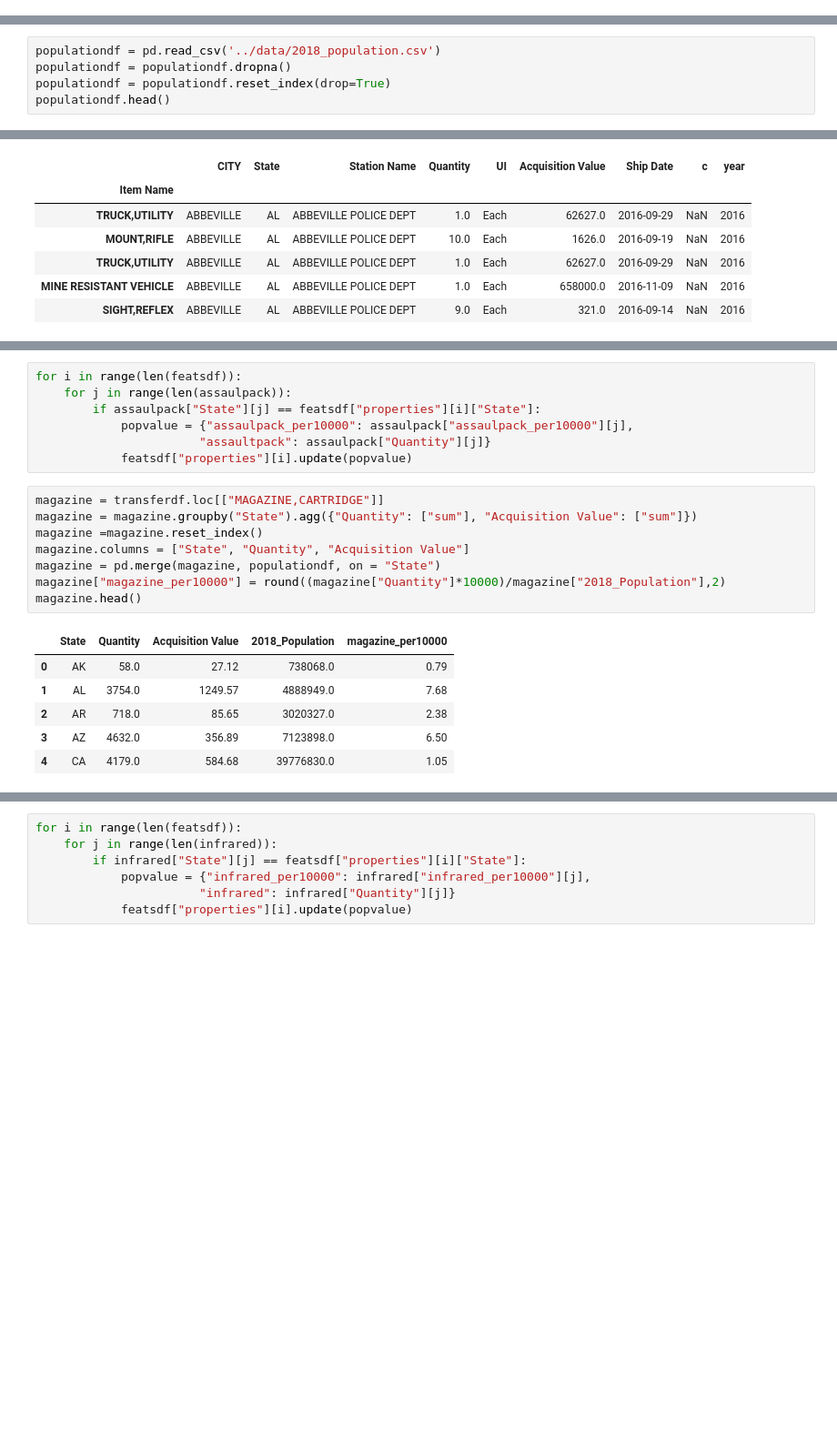
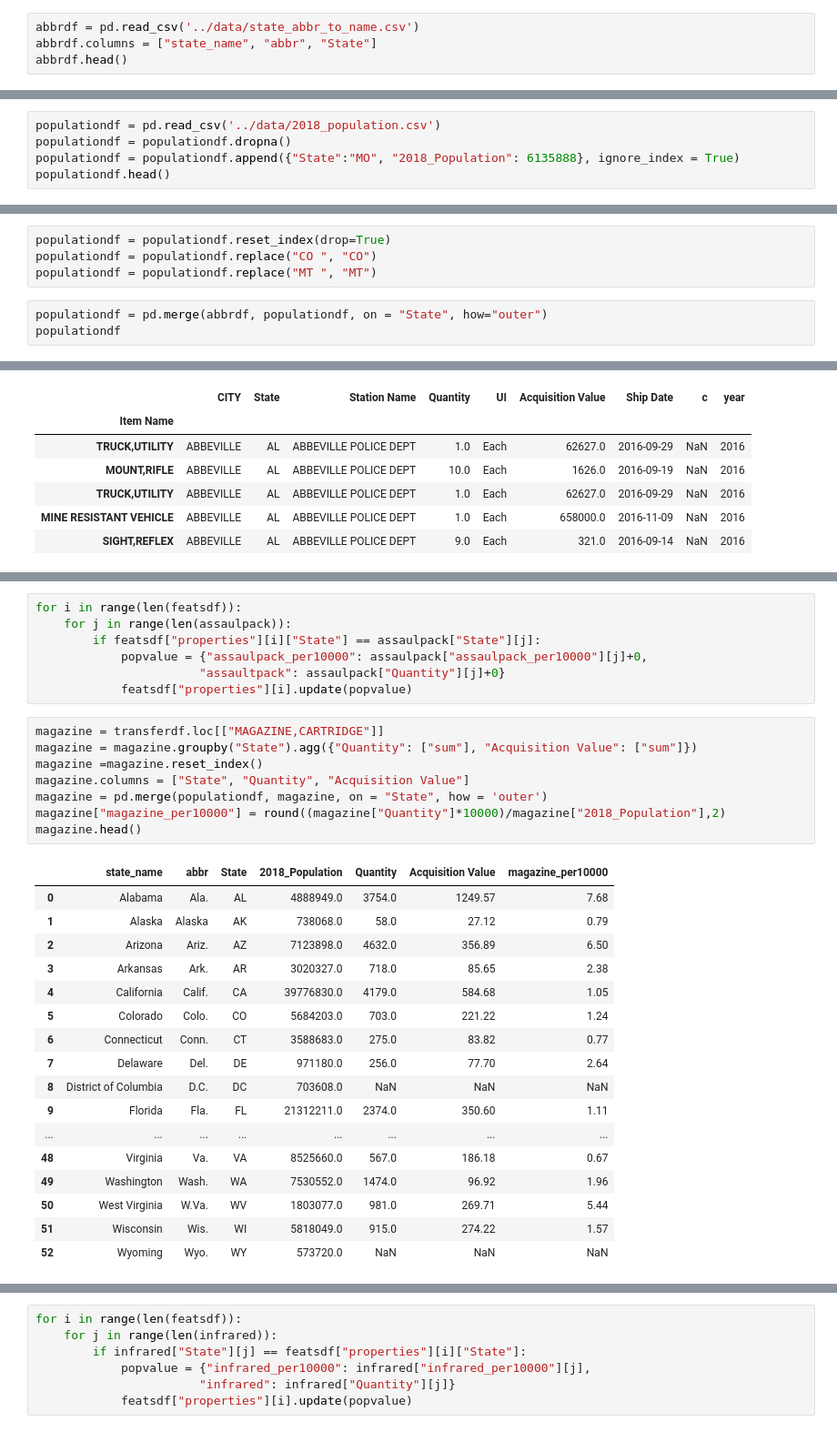
Before and after one commit to heyannag/Project_2_TLLDL, a Jupyter notebook: maps/converttogeojson.ipynb, the cells around one changed output, grey strips where cells are left out. Shown at 91% size. Cells and saved outputs as stored; diff of their text form; blank space fills up the shorter version.

```diff
--- a/maps/converttogeojson.ipynb
+++ b/maps/converttogeojson.ipynb
@@ -56,3 +56,7 @@ geodata = {"type":"FeatureCollection","features":[
     {"type":"Feature","id":"56","properties":{"name":"Wyoming","density":5.851},"geometry":{"type":"Polygon","coordinates":[[[-109.080842,45.002073],[-105.91517,45.002073],[-104.058488,44.996596],[-104.053011,43.002989],[-104.053011,41.003906],[-105.728954,40.998429],[-107.919731,41.003906],[-109.04798,40.998429],[-111.047063,40.998429],[-111.047063,42.000709],[-111.047063,44.476286],[-111.05254,45.002073],[-109.080842,45.002073]]]}},
     {"type":"Feature","id":"72","properties":{"name":"Puerto Rico","density":1082 },"geometry":{"type":"Polygon","coordinates":[[[-66.448338,17.984326],[-66.771478,18.006234],[-66.924832,17.929556],[-66.985078,17.973372],[-67.209633,17.956941],[-67.154863,18.19245],[-67.269879,18.362235],[-67.094617,18.515589],[-66.957694,18.488204],[-66.409999,18.488204],[-65.840398,18.433435],[-65.632274,18.367712],[-65.626797,18.203403],[-65.730859,18.186973],[-65.834921,18.017187],[-66.234737,17.929556],[-66.448338,17.984326]]]}}
     ]};
+# %%
+abbrdf = pd.read_csv('../data/state_abbr_to_name.csv')
+abbrdf.columns = ["state_name", "abbr", "State"]
+abbrdf.head()
@@ -59,7 +70,7 @@ geodata = {"type":"FeatureCollection","features":[
 # %%
 populationdf = pd.read_csv('../data/2018_population.csv')
 populationdf = populationdf.dropna()
-populationdf = populationdf.reset_index(drop=True)
+populationdf = populationdf.append({"State":"MO", "2018_Population": 6135888}, ignore_index = True)
 populationdf.head()
 # %% [output]
 |  | State | 2018_Population |
@@ -68,3 +79,10 @@ populationdf.head()
 | 2 | FL | 21312211.0 |
 | 3 | NY | 19862512.0 |
 | 4 | PA | 12823989.0 |
+# %%
+populationdf = populationdf.reset_index(drop=True)
+populationdf = populationdf.replace("CO ", "CO")
+populationdf = populationdf.replace("MT ", "MT")
+# %%
+populationdf = pd.merge(abbrdf, populationdf, on = "State", how="outer")
+populationdf
@@ -222,25 +296,36 @@ assaulpack.head()
 # %%
 for i in range(len(featsdf)):
     for j in range(len(assaulpack)):
-        if assaulpack["State"][j] == featsdf["properties"][i]["State"]:
-            popvalue = {"assaulpack_per10000": assaulpack["assaulpack_per10000"][j],
-                       "assaultpack": assaulpack["Quantity"][j]}
+        if featsdf["properties"][i]["State"] == assaulpack["State"][j]:
+            popvalue = {"assaulpack_per10000": assaulpack["assaulpack_per10000"][j]+0,
+                       "assaultpack": assaulpack["Quantity"][j]+0}
             featsdf["properties"][i].update(popvalue)
 # %%
 magazine = transferdf.loc[["MAGAZINE,CARTRIDGE"]]
 magazine = magazine.groupby("State").agg({"Quantity": ["sum"], "Acquisition Value": ["sum"]})
 magazine =magazine.reset_index()
 magazine.columns = ["State", "Quantity", "Acquisition Value"]
-magazine = pd.merge(magazine, populationdf, on = "State")
+magazine = pd.merge(populationdf, magazine, on = "State", how = 'outer')
 magazine["magazine_per10000"] = round((magazine["Quantity"]*10000)/magazine["2018_Population"],2)
 magazine.head()
 # %% [output]
-|  | State | Quantity | Acquisition Value | 2018_Population | magazine_per10000 |
-| 0 | AK | 58.0 | 27.12 | 738068.0 | 0.79 |
-| 1 | AL | 3754.0 | 1249.57 | 4888949.0 | 7.68 |
-| 2 | AR | 718.0 | 85.65 | 3020327.0 | 2.38 |
-| 3 | AZ | 4632.0 | 356.89 | 7123898.0 | 6.50 |
-| 4 | CA | 4179.0 | 584.68 | 39776830.0 | 1.05 |
+|  | state_name | abbr | State | 2018_Population | Quantity | Acquisition Value | magazine_per10000 |
+| 0 | Alabama | Ala. | AL | 4888949.0 | 3754.0 | 1249.57 | 7.68 |
+| 1 | Alaska | Alaska | AK | 738068.0 | 58.0 | 27.12 | 0.79 |
+| 2 | Arizona | Ariz. | AZ | 7123898.0 | 4632.0 | 356.89 | 6.50 |
+| 3 | Arkansas | Ark. | AR | 3020327.0 | 718.0 | 85.65 | 2.38 |
+| 4 | California | Calif. | CA | 39776830.0 | 4179.0 | 584.68 | 1.05 |
+| 5 | Colorado | Colo. | CO | 5684203.0 | 703.0 | 221.22 | 1.24 |
+| 6 | Connecticut | Conn. | CT | 3588683.0 | 275.0 | 83.82 | 0.77 |
+| 7 | Delaware | Del. | DE | 971180.0 | 256.0 | 77.70 | 2.64 |
+| 8 | District of Columbia | D.C. | DC | 703608.0 | NaN | NaN | NaN |
+| 9 | Florida | Fla. | FL | 21312211.0 | 2374.0 | 350.60 | 1.11 |
+| ... | ... | ... | ... | ... | ... | ... | ... |
+| 48 | Virginia | Va. | VA | 8525660.0 | 567.0 | 186.18 | 0.67 |
+| 49 | Washington | Wash. | WA | 7530552.0 | 1474.0 | 96.92 | 1.96 |
+| 50 | West Virginia | W.Va. | WV | 1803077.0 | 981.0 | 269.71 | 5.44 |
+| 51 | Wisconsin | Wis. | WI | 5818049.0 | 915.0 | 274.22 | 1.57 |
+| 52 | Wyoming | Wyo. | WY | 573720.0 | NaN | NaN | NaN |
 # %%
 for i in range(len(featsdf)):
     for j in range(len(magazine)):
```
Also changed, not shown: parts of 16 cells of this notebook, 10 other files.
